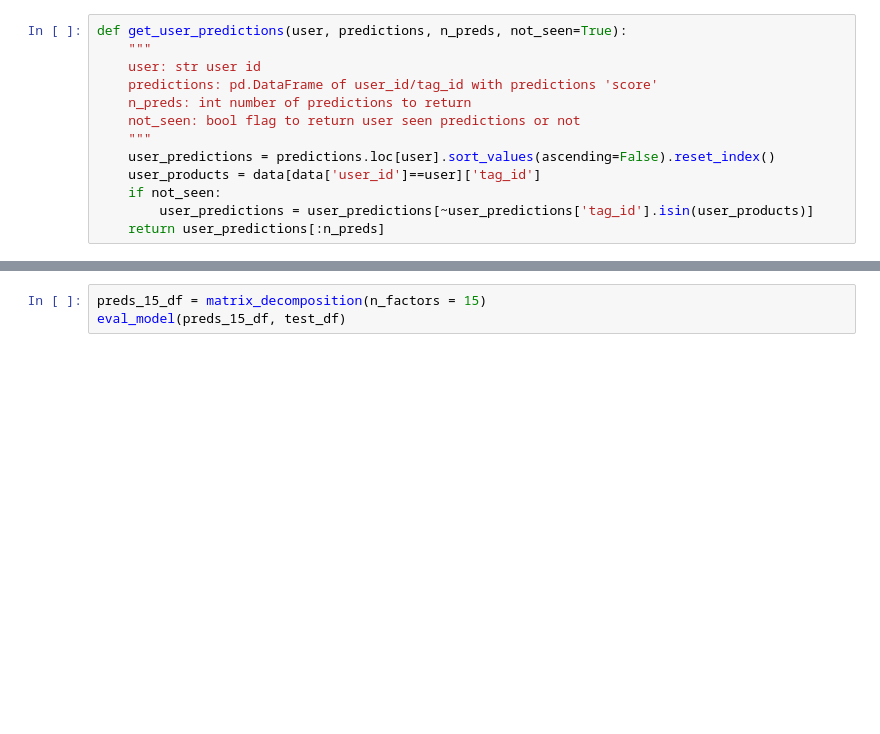
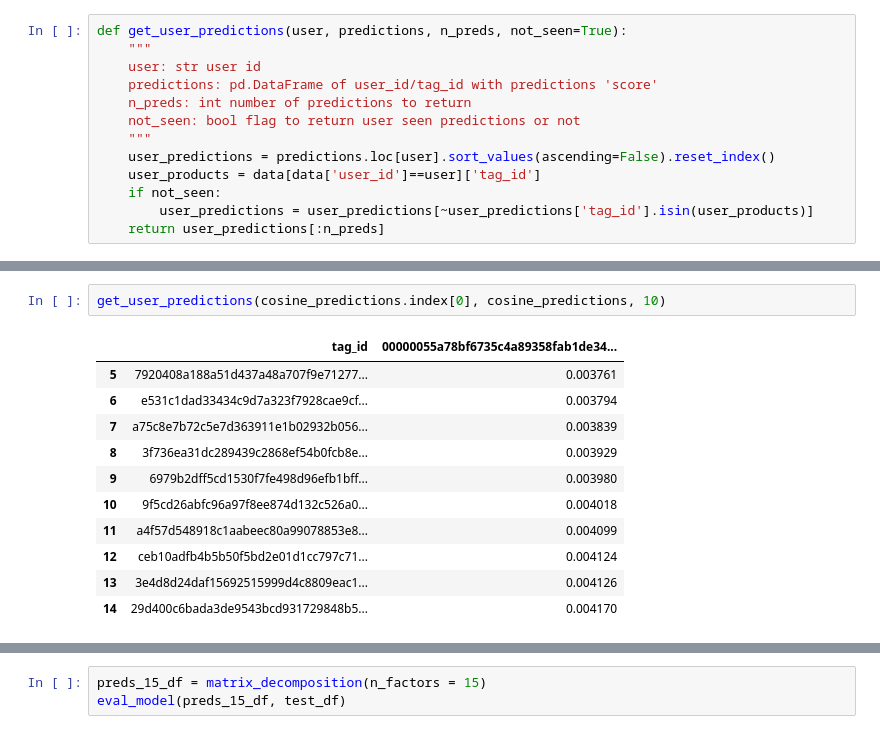
Before and after one commit to hjlopes/collaborative-filtering, a Jupyter notebook: notebooks/Model analysis.ipynb, the cells around one changed output, grey strips where cells are left out. Drawn from its saved outputs; the diff is of its cells as text; blank space fills up the shorter version.

```diff
--- a/notebooks/Model analysis.ipynb
+++ b/notebooks/Model analysis.ipynb
@@ -144,0 +165,14 @@ eval_model(predictions_df, test_df)
+# %%
+get_user_predictions(cosine_predictions.index[0], cosine_predictions, 10)
+# %% [output]
+|  | tag_id | 00000055a78bf6735c4a89358fab1de34... |
+| 5 | 7920408a188a51d437a48a707f9e71277... | 0.003761 |
+| 6 | e531c1dad33434c9d7a323f7928cae9cf... | 0.003794 |
+| 7 | a75c8e7b72c5e7d363911e1b02932b056... | 0.003839 |
+| 8 | 3f736ea31dc289439c2868ef54b0fcb8e... | 0.003929 |
+| 9 | 6979b2dff5cd1530f7fe498d96efb1bff... | 0.003980 |
+| 10 | 9f5cd26abfc96a97f8ee874d132c526a0... | 0.004018 |
+| 11 | a4f57d548918c1aabeec80a99078853e8... | 0.004099 |
+| 12 | ceb10adfb4b5b50f5bd2e01d1cc797c71... | 0.004124 |
+| 13 | 3e4d8d24daf15692515999d4c8809eac1... | 0.004126 |
+| 14 | 29d400c6bada3de9543bcd931729848b5... | 0.004170 |
```
Also changed, not shown: parts of 9 cells of this notebook.
